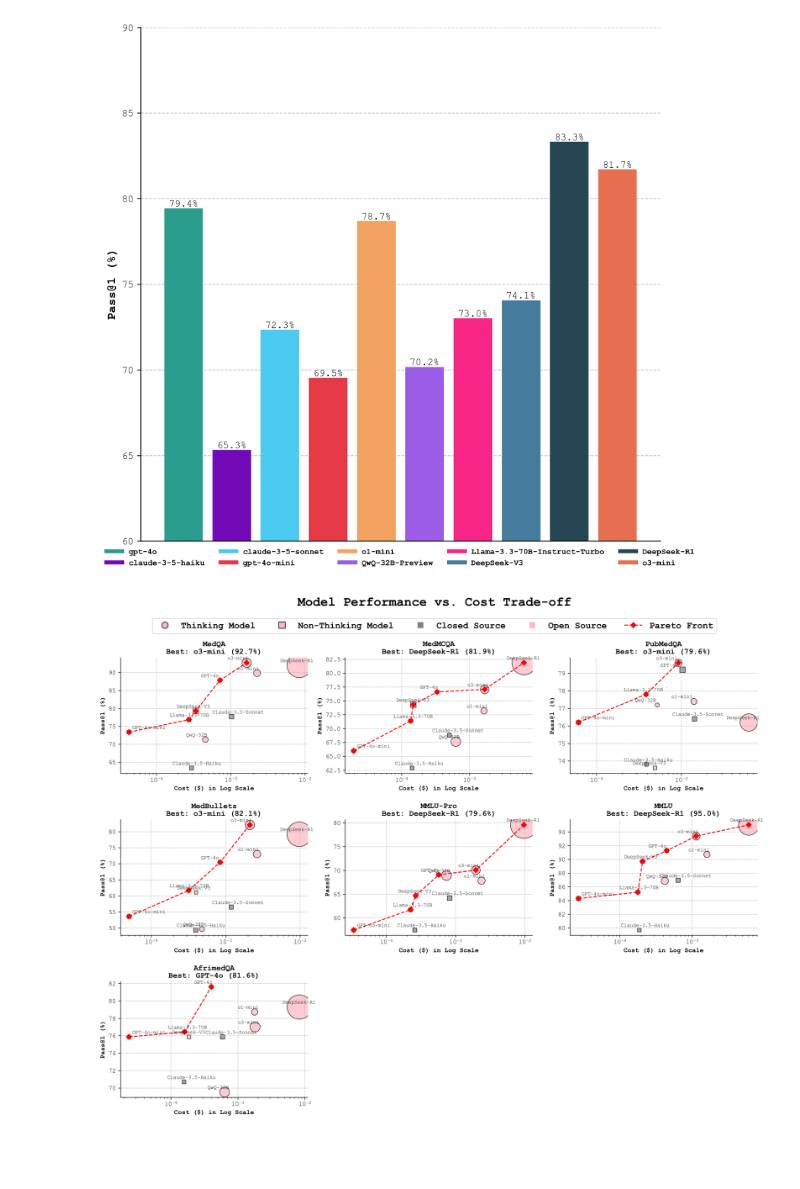
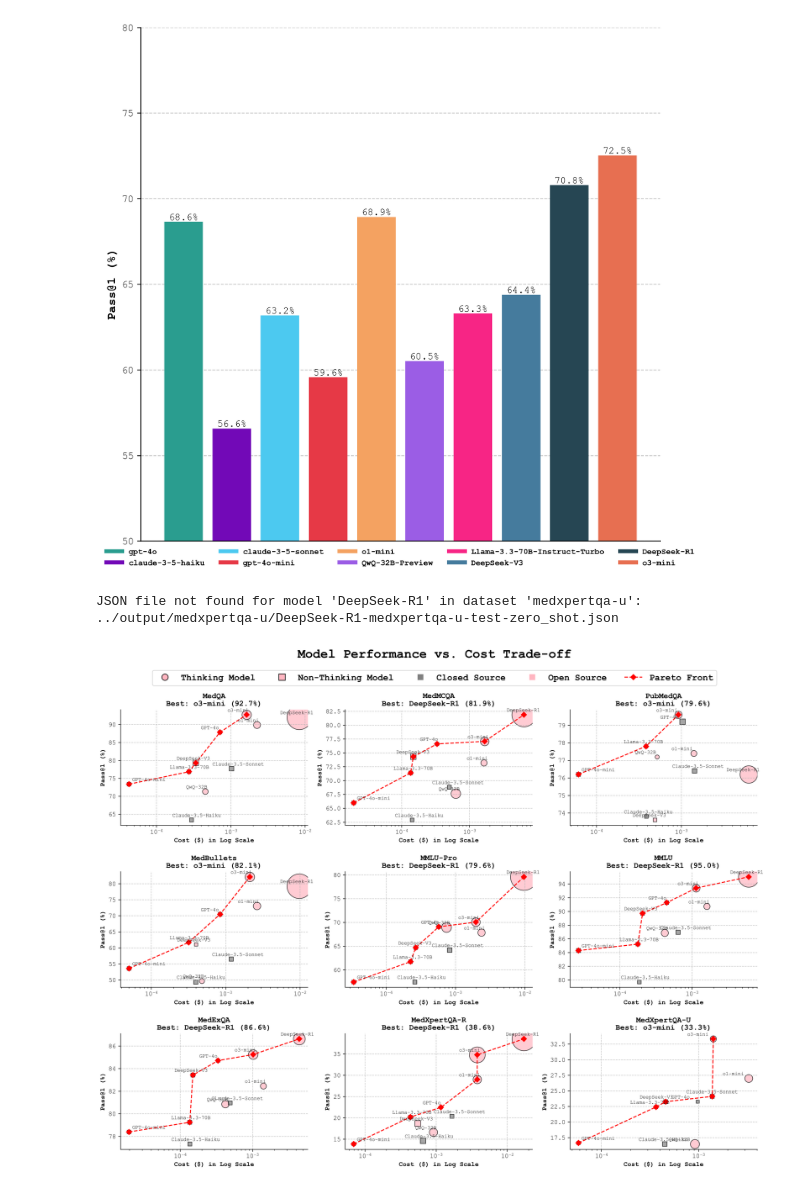
Before and after one commit to xk-huang/medagents-benchmark, a Jupyter notebook: plots/figure1_pareto.ipynb, the cells around one changed output. Drawn from its saved outputs; the diff is of its cells as text; code cells hidden in the pictures; blank space fills up the shorter version.

```diff
--- a/plots/figure1_pareto.ipynb
+++ b/plots/figure1_pareto.ipynb
@@ -116,6 +116,9 @@ tasks = {
     'mmlu': ['test_hard'],
     'mmlu-pro': ['test_hard'],
     'afrimedqa': ['test_hard'],
+    'medexqa': ['test_hard'],
+    'medxpertqa-r': ['test_hard'],
+    'medxpertqa-u': ['test_hard'],
 }
 models = [
     'gpt-4o-mini',
@@ -400,6 +403,9 @@ tasks = {
     'mmlu': ['test'],
     'mmlu-pro': ['test'],
     'afrimedqa': ['test'],
+    'medexqa': ['test'],
+    'medxpertqa-r': ['test'],
+    'medxpertqa-u': ['test'],
 }
 
 models = [
@@ -466,7 +472,7 @@ bars = ax.bar(x, model_scores, color=[base_model_colors[m] for m in models], wid
 
 # Customize plot
 ax.set_ylabel('Pass@1 (%)', fontdict=title_font)
-ax.set_ylim([60, 90])
+ax.set_ylim([50, 80])
 # Remove x-axis labels
 plt.xticks([])
 
@@ -502,7 +508,7 @@ ax.legend(handles=legend_elements,
 plt.tight_layout()
 plt.show()
 # %% [output]
-[figure, old version]
+[figure, new version]
 # %%
 import os
 import json
@@ -527,7 +533,7 @@ legend_font = {'family': 'Courier New', 'size': 8, 'weight': 'bold'}
 number_font = {'family': 'Courier New', 'size': 10}
 
 # Define datasets (in the desired order)
-datasets = ['medqa', 'medmcqa', 'pubmedqa', 'medbullets', 'mmlu-pro', 'mmlu', 'afrimedqa']
+datasets = ['medqa', 'medmcqa', 'pubmedqa', 'medbullets', 'mmlu-pro', 'mmlu', 'medexqa', 'medxpertqa-r', 'medxpertqa-u']
 dataset_map = {
     'medqa': 'MedQA',
     'pubmedqa': 'PubMedQA',
@@ -537,7 +543,10 @@ dataset_map = {
     'mmlu-pro': 'MMLU-Pro',
     'afrimedqa': 'AfrimedQA',
     'mmlu-pro': 'MMLU-Pro',
-    'afrimedqa': 'AfrimedQA'
+    'afrimedqa': 'AfrimedQA',
+    'medexqa': 'MedExQA',
+    'medxpertqa-r': 'MedXpertQA-R',
+    'medxpertqa-u': 'MedXpertQA-U',
 }
 
 # Use the existing models list
@@ -683,31 +692,32 @@ for idx, dataset in enumerate(datasets):
     ax.spines['top'].set_visible(False)
     ax.spines['right'].set_visible(False)
 
 # Disable extra subplots
 for j in range(len(datasets), len(axes)):
     axes[j].axis('off')
 
 # Create legend
 legend_elements = [
     Line2D([0], [0], marker='o', color='w', label='Thinking Model',
            markerfacecolor='#FFB6C1', markersize=10, markeredgecolor='#000000'),
     Line2D([0], [0], marker='s', color='w', label='Non-Thinking Model',
            markerfacecolor='#FFB6C1', markersize=10, markeredgecolor='#000000'),
     Line2D([0], [0], marker='s', color='#808080', label='Closed Source',
            markersize=8, linestyle='None'),
     Line2D([0], [0], marker='s', color='#FFB6C1', label='Open Source',
            markersize=8, linestyle='None'),
     Line2D([0], [0], marker='D', color='red', label='Pareto Front',
            markersize=6, linestyle='--')
 ]
 
 fig.legend(handles=legend_elements, loc='upper center', bbox_to_anchor=(0.5, 0.93),
           ncol=5, prop={'size': 14, 'weight': 'bold'})
 
 fig.suptitle("Model Performance vs. Cost Trade-off",
              weight='bold', fontsize=20, y=0.96)
 plt.tight_layout(rect=[0, 0, 1, 0.93])
 plt.subplots_adjust(wspace=0.2, hspace=0.4)
 plt.show()
 # %% [output]
+JSON file not found for model 'DeepSeek-R1' in dataset 'medxpertqa-u': ../output/medxpertqa-u/DeepSeek-R1-medxpertqa-u-test-zero_shot.json
-[figure, old version]
+[figure, new version]
```
Also changed, not shown: parts of 1 cell of this notebook, 47 other files.
